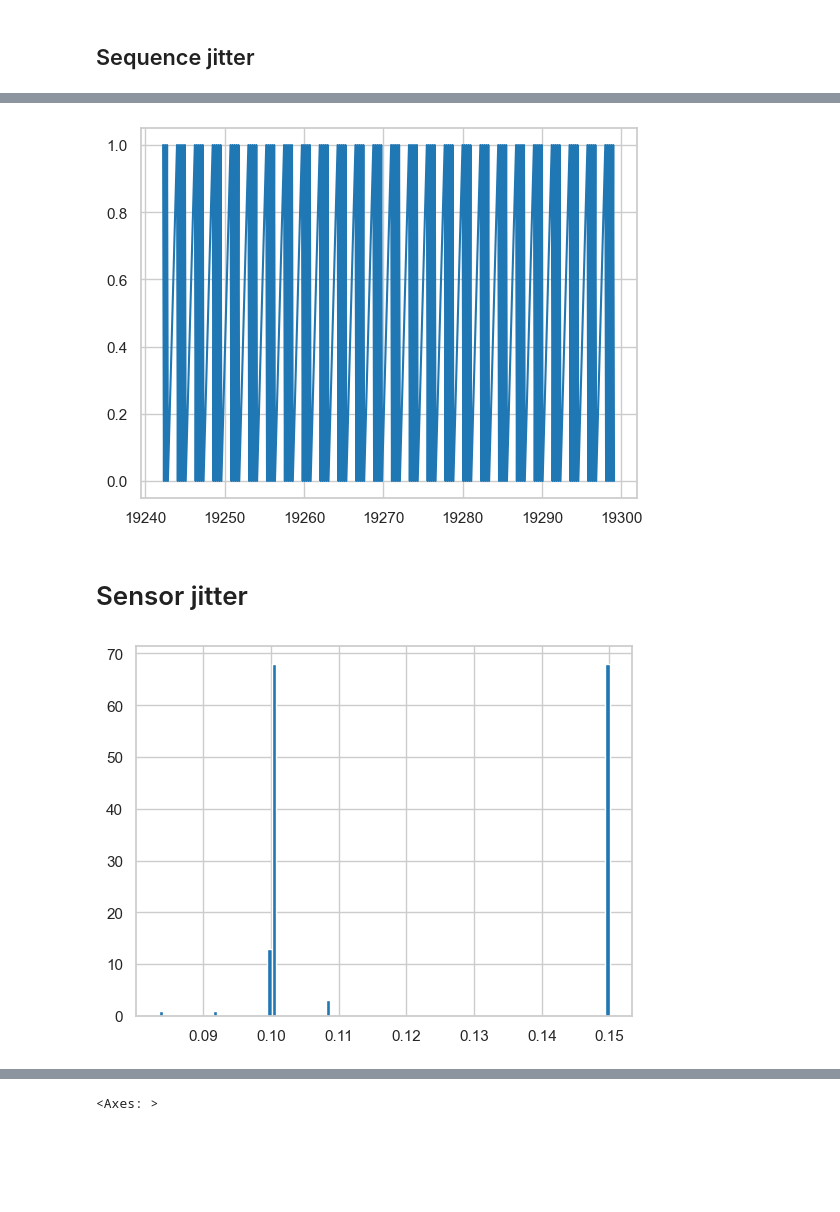
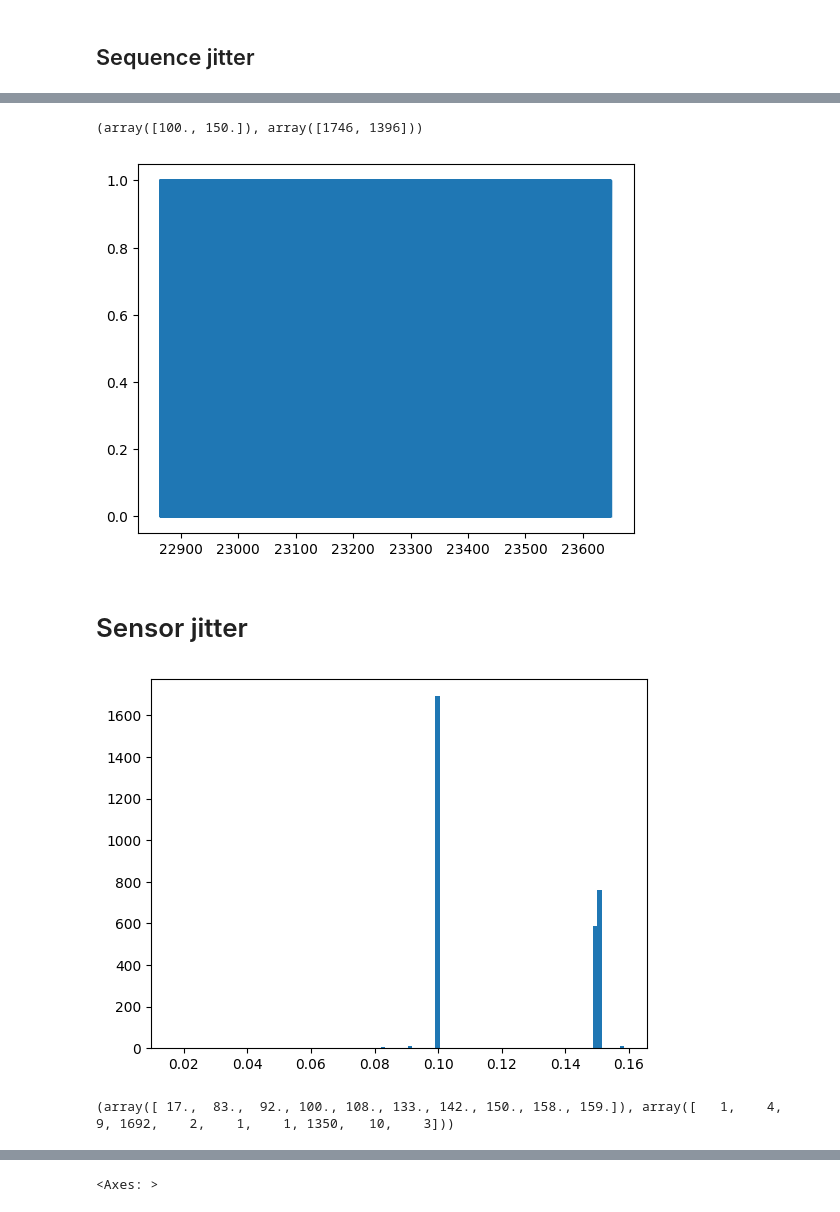
Before and after one commit to amar-enkhbat/codebook_generator, a Jupyter notebook: vsync_sensor_test/vsync_sensor.ipynb, the cells around one changed output, grey strips where cells are left out. Drawn from its saved outputs; the diff is of its cells as text; code cells hidden in the pictures; blank space fills up the shorter version.

```diff
--- a/vsync_sensor_test/vsync_sensor.ipynb
+++ b/vsync_sensor_test/vsync_sensor.ipynb
@@ -1,6 +0,0 @@
-# %%
-import pandas as pd
-import seaborn as sns
-
-sns.set_style("whitegrid")
-sns.set_context("notebook")
@@ -82,7 +18,7 @@ fpath = 'results\sub-P001\ses-S001\eeg\sub-P001_ses-S001_task-test-120-nogc_run-
 fpath = 'results\sub-P001\ses-S001\eeg\sub-P001_ses-S001_task-test-120_run-008_eeg.xdf'
 
 fpath = "D:\Documents\CurrentStudy\sub-P001\ses-S001\eeg\sub-P001_ses-S001_task-Default_run-001_eeg.xdf"
-streams, header = pyxdf.load_xdf(fpath)
+streams, header = pyxdf.load_xdf(fpath, dejitter_timestamps=False)
 
 for stream in streams:
     print(stream['info']['name'])
@@ -147,3 +67,7 @@ array([100.00091031, 150.00481546,  99.99271031, 150.00301546,
+# %%
+np.unique(timestamps_diff_ms.round(), return_counts=True)
+# %% [output]
+(array([100., 150.]), array([1746, 1396]))
 # %%
 # on_timestamps_diff = timestamps_diff[timestamps_diff < 0.13] - 0.1
 # off_timestamps_diff = timestamps_diff[timestamps_diff > 0.13] - 0.15
@@ -156,7 +80,7 @@ timeseries = timeseries[:, 0]
 plt.plot(timestamps, timeseries)
 plt.show()
 # %% [output]
-[figure, old version]
+[figure, new version]
 # %% [markdown]
 # Sensor jitter
 # %%
@@ -170,10 +94,15 @@ timestamps = timestamps[timestamps >= exp_start_time]
 # %%
 %matplotlib inline
 timestamps_diff = np.diff(timestamps)
-plt.hist(timestamps_diff[timestamps_diff < 0.3], bins=100)
+# timestamps_diff_cut = timestamps_diff[(timestamps_diff < 0.3) & (timestamps_diff > 0.05)]
+timestamps_diff_cut = timestamps_diff[timestamps_diff < 0.3]
+plt.hist(timestamps_diff_cut, bins=100)
 plt.show()
+timestamps_diff_cut_ms = timestamps_diff_cut * 1000
+print(np.unique(timestamps_diff_cut_ms.round(0), return_counts=True))
 # %% [output]
-[figure, old version]
+[figure, new version]
+(array([ 17.,  83.,  92., 100., 108., 133., 142., 150., 158., 159.]), array([   1,    4,    9, 1692,    2,    1,    1, 1350,   10,    3]))
 # %%
 
 # Ignore first 20 (warmup)
```
Also changed, not shown: parts of 34 cells of this notebook, 4 other files.
